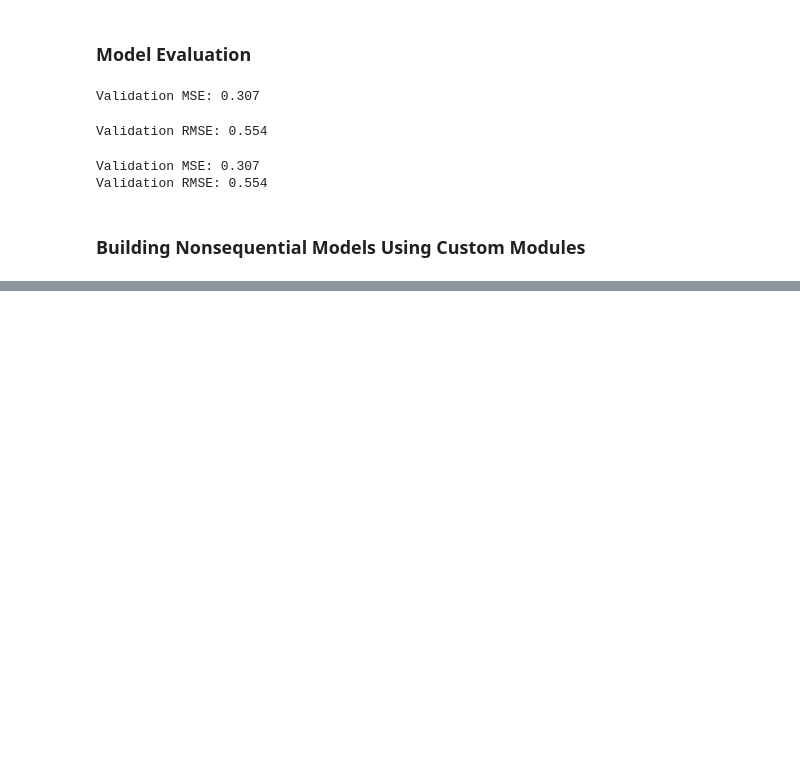
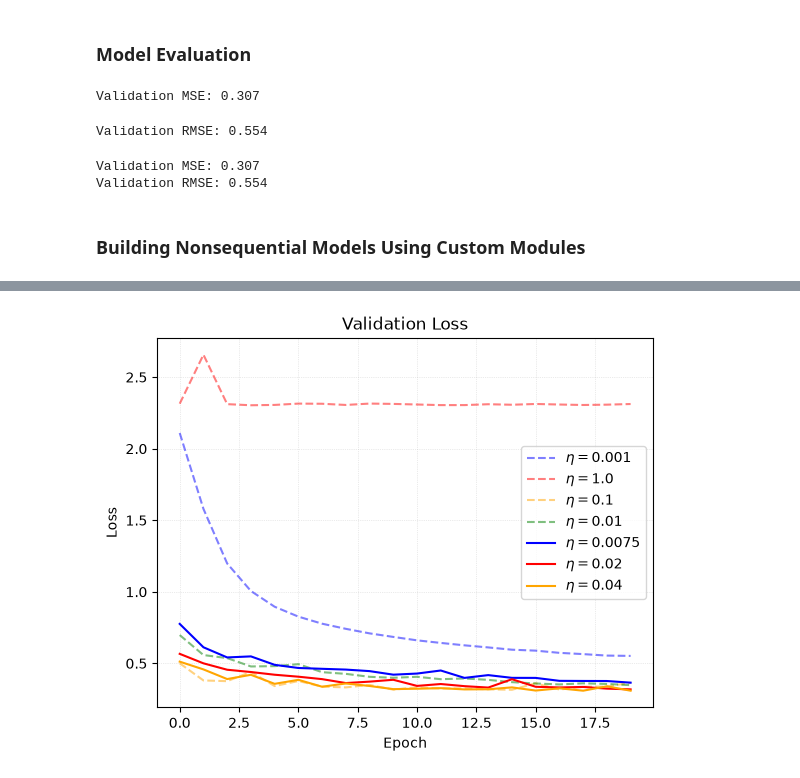
Before and after one commit to svd-jelo/deep-learning, a Jupyter notebook: 402-deep-conv-models.ipynb, the cells around one changed output, grey strips where cells are left out. Cells and saved outputs as stored; diff of their text form; code cells hidden in the pictures; blank space fills up the shorter version.

```diff
--- a/402-deep-conv-models.ipynb
+++ b/402-deep-conv-models.ipynb
@@ -488,0 +514,7 @@ Validation RMSE: 0.554
+# %%
+# Try-out the network
+model = WideAndDeep(n_in).to(device)
+learning_rate = 0.002
+optimizer = torch.optim.SGD(model.parameters(), lr=learning_rate)
+loss = nn.MSELoss()
+train_mbgd(model, train_loader, optimizer, loss, 20, device)
@@ -488,0 +640,7 @@ Validation RMSE: 0.554
+# %%
+# WideAndDeepV2 training
+model = WideAndDeepV2(len(features_wide), len(features_deep)).to(device)
+learning_rate = 0.002
+optimizer = torch.optim.SGD(model.parameters(), lr=learning_rate)
+loss = nn.MSELoss()
+train_mbgd_v2(model, train_loader, optimizer, loss, 20, device)
@@ -488,0 +732,7 @@ Validation RMSE: 0.554
+# %%
+# WideAndDeepV3 Training
+model = WideAndDeepV3(len(features_wide), len(features_deep)).to(device)
+learning_rate = 0.002
+optimizer = torch.optim.SGD(model.parameters(), lr=learning_rate)
+loss = nn.MSELoss()
+train_mbgd_v3(model, train_loader, optimizer, loss, 20, device)
@@ -488,0 +889,9 @@ Validation RMSE: 0.554
+# %%
+# Find best LR
+lrs = [7.5e-3, 2.0e-2, 4.0e-2]
+for lr in lrs:
+    model = ImageClassifier(28*28, 300, 100, 10).to(device)
+    optimizer = torch.optim.SGD(model.parameters(), lr=lr)
+    loss = nn.CrossEntropyLoss()
+    print(f"\n--- Starting Training with Learning Rate: {lr} ---")
+    val_losses[lr] = train_eval_mbgd(model, train_loader, val_loader, optimizer, loss, 20, device)
@@ -488,0 +916,15 @@ Validation RMSE: 0.554
+# %%
+# Plot validation losses by LR
+colors = ['blue', 'red', 'orange', 'green', 'blue', 'red', 'orange']
+for color, record in zip(colors, val_losses.items()):
+    lr, loss_ = record
+    ls, alpha = ('-', 1.0) if lr in [7.5e-3, 2.0e-2, 4.0e-2] else ('--', 0.5)
+    plt.plot(range(len(loss_)), list(map(lambda x: x.to('cpu'), loss_)), ls=ls, alpha=alpha, color=color, label=rf'$\eta=${lr}')
+plt.xlabel('Epoch')
+plt.ylabel('Loss')
+plt.grid(visible=True, ls=':', alpha=0.5)
+plt.title('Validation Loss')
+plt.legend()
+plt.show()
+# %% [output]
+[figure, added]
```
Also changed, not shown: parts of 34 cells of this notebook.
